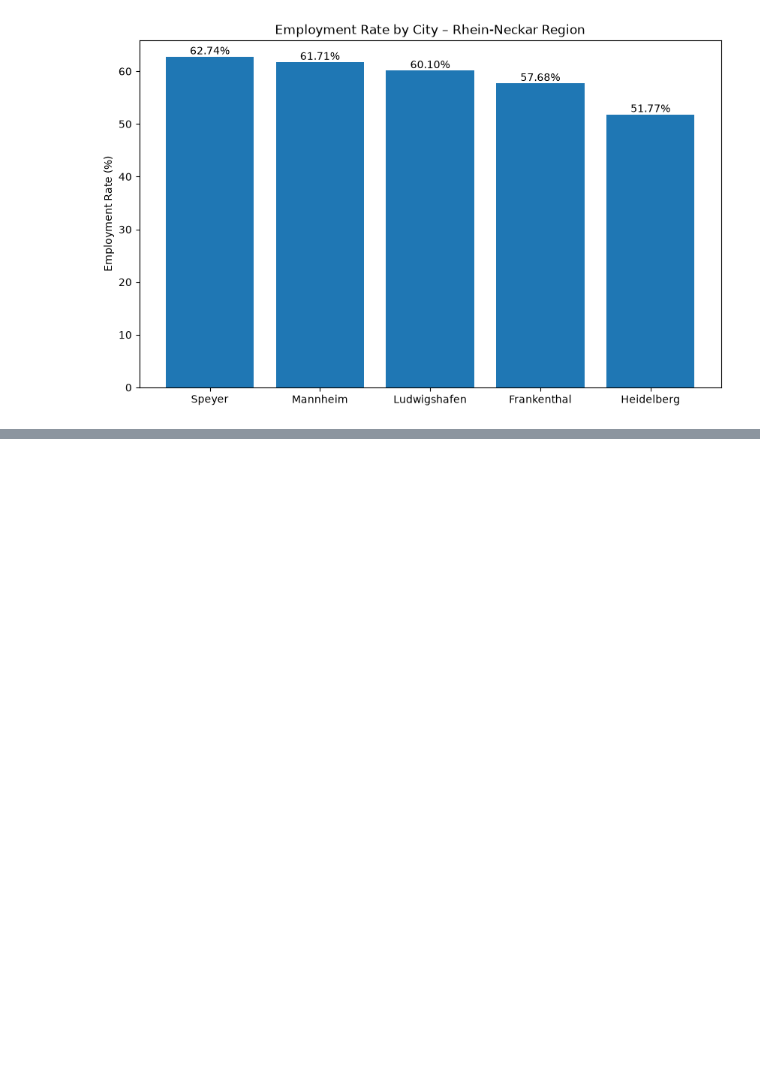
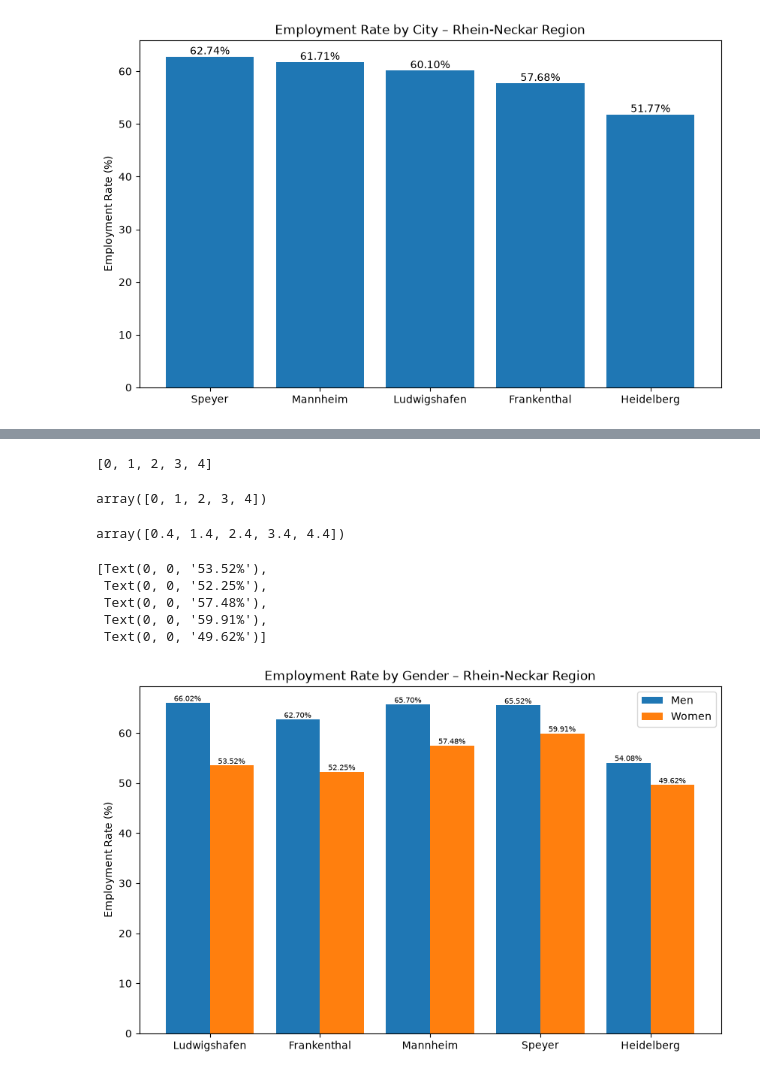
Before and after one commit to Etnakid/rhein-neckar-labour-market, a Jupyter notebook: notebooks/01_data_inspection.ipynb, the cells around one changed output, grey strips where cells are left out. Drawn from its saved outputs; the diff is of its cells as text; code cells hidden in the pictures; blank space fills up the shorter version.

Commit message:
Add employment gap and historical trend analysis

```diff
--- a/notebooks/01_data_inspection.ipynb
+++ b/notebooks/01_data_inspection.ipynb
@@ -519,0 +558,2 @@ plt.bar_label(barre, fmt="%.2f%%")
+# %%
+occupazione_genere = occupazione_genere.reset_index(drop=True)
@@ -519,0 +569,7 @@ plt.bar_label(barre, fmt="%.2f%%")
+# %%
+posizioni = range(len(occupazione_genere))
+list(posizioni)
+# %% [output]
+[0, 1, 2, 3, 4]
+# %%
+larghezza = 0.4
@@ -519,0 +578,43 @@ plt.bar_label(barre, fmt="%.2f%%")
+# %%
+posizioni = np.array(posizioni)
+posizioni
+# %% [output]
+array([0, 1, 2, 3, 4])
+# %%
+posizioni + larghezza
+# %% [output]
+array([0.4, 1.4, 2.4, 3.4, 4.4])
+# %%
+plt.figure(figsize=(10, 6))
+
+barre_uomini = plt.bar(
+    posizioni,
+    occupazione_genere["Beschäftigungsquoten _Männer"],
+        width=larghezza,
+        label="Men"
+)
+
+barre_donne = plt.bar(
+    posizioni + larghezza,
+    occupazione_genere["Beschäftigungsquoten _Frauen"],
+    width=larghezza,
+    label="Women"
+)
+
+plt.xticks(
+    posizioni_centro,
+    occupazione_genere["Region"]
+)
+
+plt.legend()
+plt.title("Employment Rate by Gender – Rhein-Neckar Region")
+plt.ylabel("Employment Rate (%)")
+plt.bar_label(barre_uomini, fmt="%.2f%%", fontsize=7)
+plt.bar_label(barre_donne, fmt="%.2f%%", fontsize=7)
+# %% [output]
+[Text(0, 0, '53.52%'),
+ Text(0, 0, '52.25%'),
+ Text(0, 0, '57.48%'),
+ Text(0, 0, '59.91%'),
+ Text(0, 0, '49.62%')]
+[figure, added]
```
Also changed, not shown: parts of 39 cells of this notebook.
